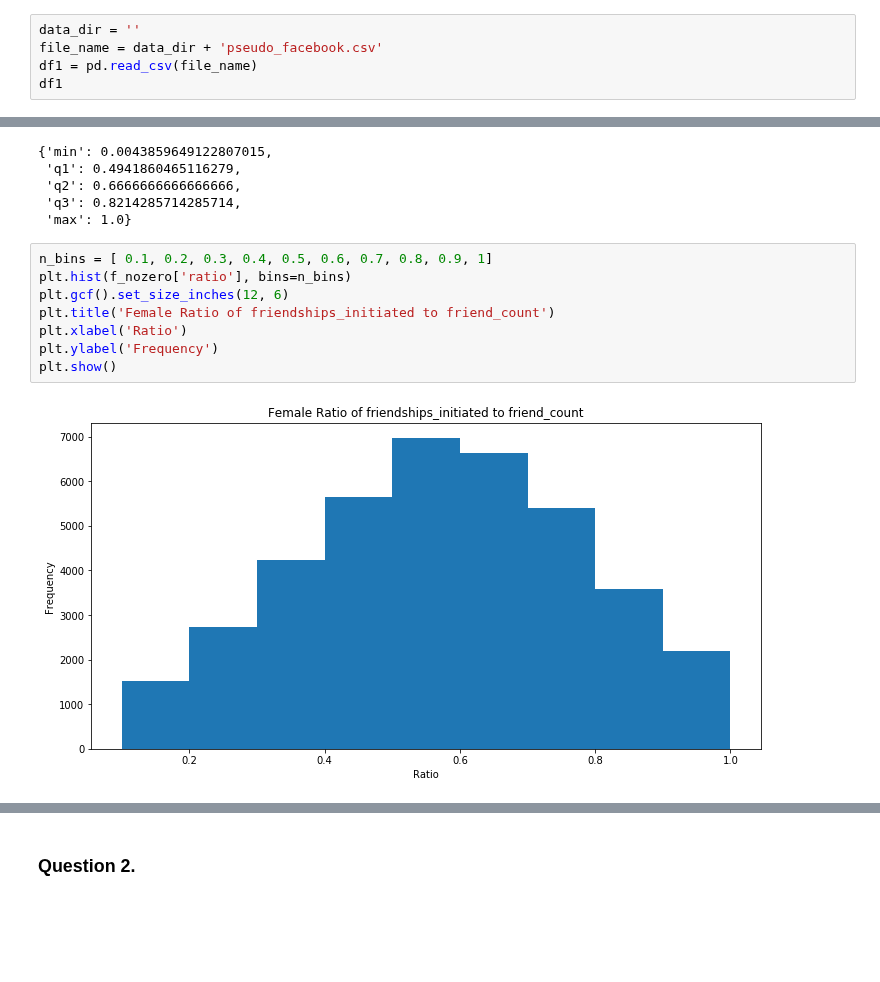
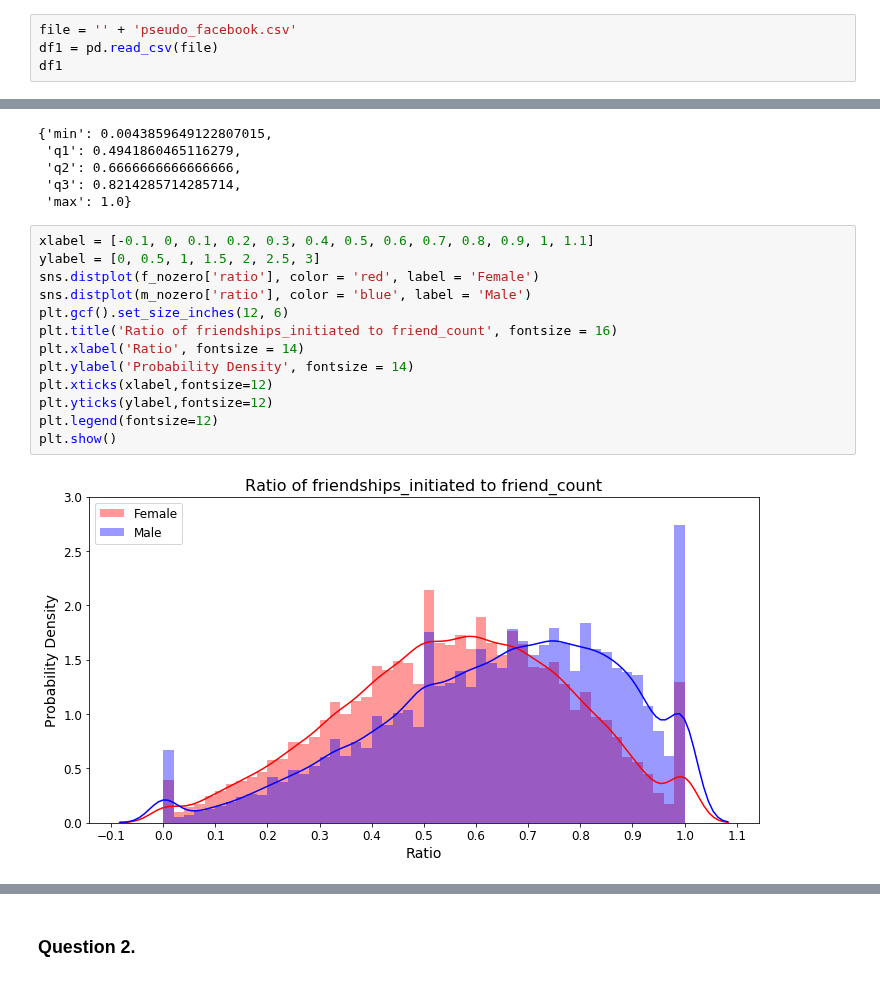
Before and after one commit to bigyihsuan/SocialMediaProject, a Jupyter notebook: Social Media Analysis Code.ipynb, the cells around one changed output, grey strips where cells are left out. Cells and saved outputs as stored; diff of their text form; blank space fills up the shorter version.

Commit message:
Update Q1 visualization

```diff
--- a/Social Media Analysis Code.ipynb
+++ b/Social Media Analysis Code.ipynb
@@ -170,9 +171,8 @@ import matplotlib as mpl
 import matplotlib.pyplot as plt
 %matplotlib inline
 # %%
-data_dir = ''
-file_name = data_dir + 'pseudo_facebook.csv'
-df1 = pd.read_csv(file_name)
+file = '' + 'pseudo_facebook.csv'
+df1 = pd.read_csv(file)
 df1
 # %% [output]
 |  | userid | age | dob_day | dob_year | dob_month | gender | tenure | friend_count | friendships_initiated | ... |
@@ -314,12 +314,17 @@ Outlier min and max: 0.0 , 0.0
  'q3': 0.8214285714285714,
  'max': 1.0}
 # %%
-n_bins = [ 0.1, 0.2, 0.3, 0.4, 0.5, 0.6, 0.7, 0.8, 0.9, 1]
-plt.hist(f_nozero['ratio'], bins=n_bins)
+xlabel = [-0.1, 0, 0.1, 0.2, 0.3, 0.4, 0.5, 0.6, 0.7, 0.8, 0.9, 1, 1.1]
+ylabel = [0, 0.5, 1, 1.5, 2, 2.5, 3]
+sns.distplot(f_nozero['ratio'], color = 'red', label = 'Female')
+sns.distplot(m_nozero['ratio'], color = 'blue', label = 'Male')
 plt.gcf().set_size_inches(12, 6)
-plt.title('Female Ratio of friendships_initiated to friend_count')
-plt.xlabel('Ratio')
-plt.ylabel('Frequency')
+plt.title('Ratio of friendships_initiated to friend_count', fontsize = 16)
+plt.xlabel('Ratio', fontsize = 14)
+plt.ylabel('Probability Density', fontsize = 14)
+plt.xticks(xlabel,fontsize=12)
+plt.yticks(ylabel,fontsize=12)
+plt.legend(fontsize=12)
 plt.show()
 # %% [output]
-[figure, old version]
+[figure, new version]
```
Also changed, not shown: parts of 2 cells of this notebook.
